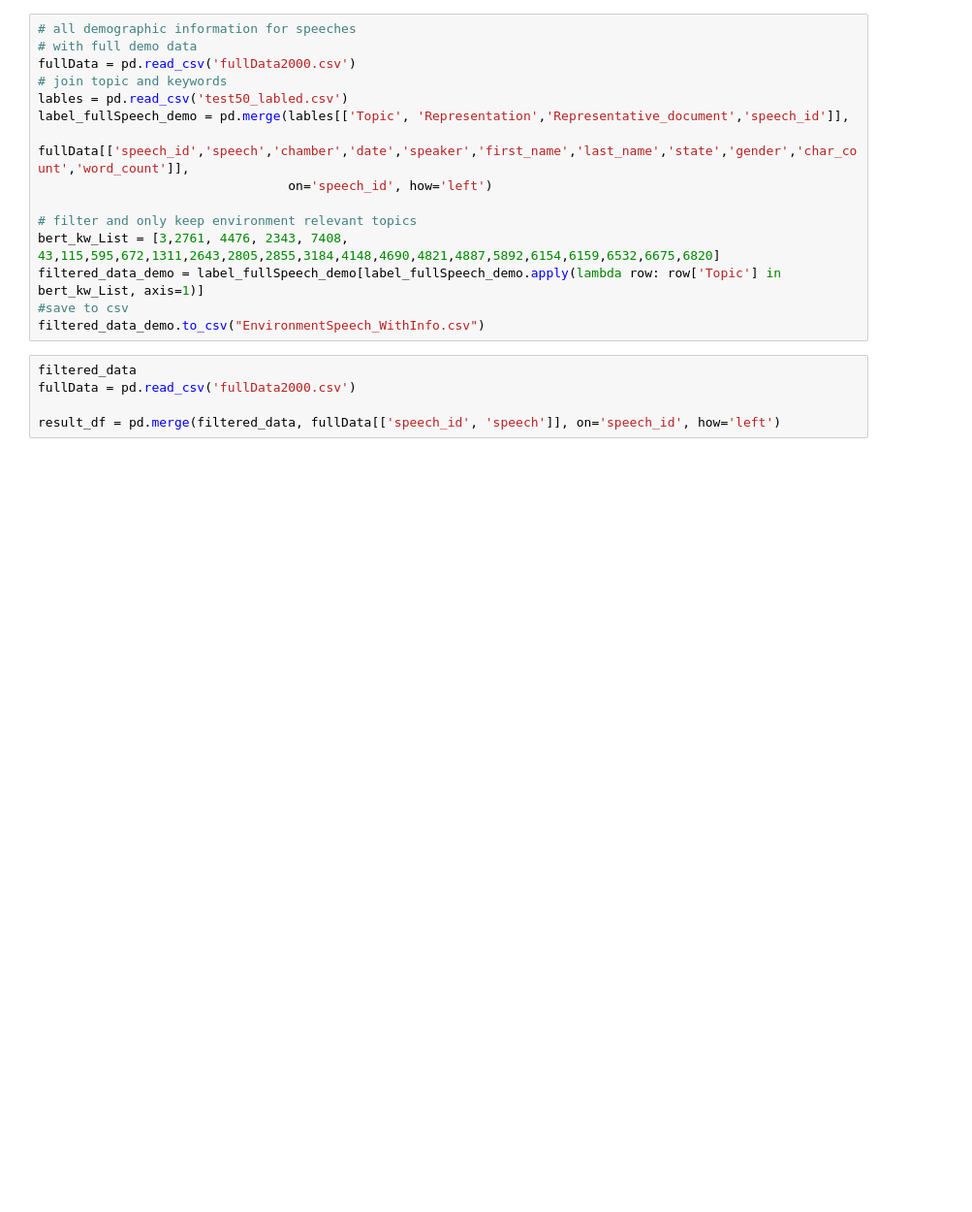
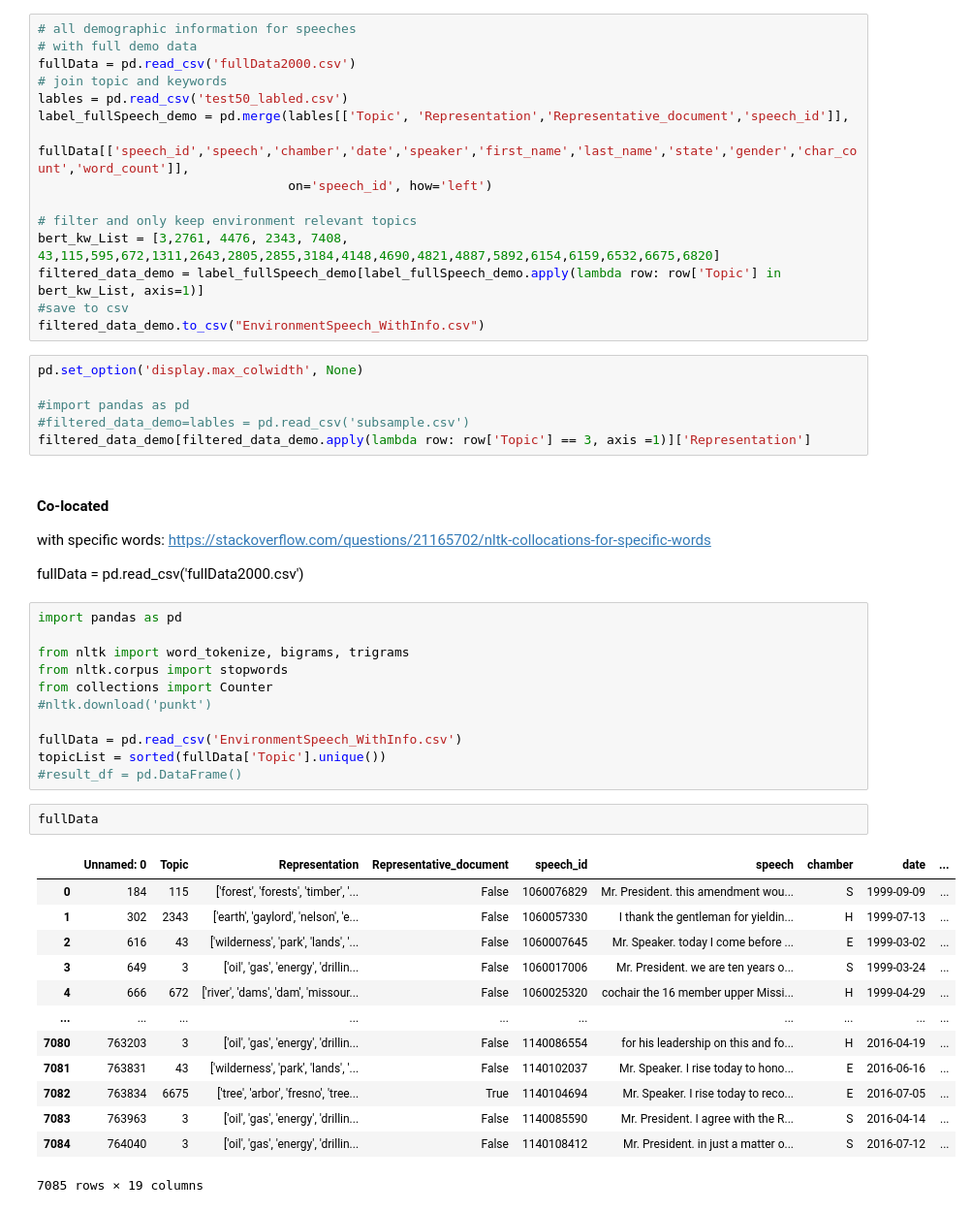
Before and after one commit to LatifaTam/Text-mining-in-social-science, a Jupyter notebook: testing_environ.ipynb, the cells around one changed output. Shown: that part at 97% size. Drawn from its saved outputs; the diff is of its cells as text; blank space fills up the shorter version.

```diff
--- a/testing_environ.ipynb
+++ b/testing_environ.ipynb
@@ -267,8 +267,42 @@ bert_kw_List = [3,2761, 4476, 2343, 7408, 43,115,595,672,1311,2643,2805,2855,318
 filtered_data_demo = label_fullSpeech_demo[label_fullSpeech_demo.apply(lambda row: row['Topic'] in bert_kw_List, axis=1)]
 #save to csv
 filtered_data_demo.to_csv("EnvironmentSpeech_WithInfo.csv")
-# %%
-filtered_data
-fullData = pd.read_csv('fullData2000.csv')
-
-result_df = pd.merge(filtered_data, fullData[['speech_id', 'speech']], on='speech_id', how='left')
+# %%
+pd.set_option('display.max_colwidth', None)
+
+#import pandas as pd
+#filtered_data_demo=lables = pd.read_csv('subsample.csv')
+filtered_data_demo[filtered_data_demo.apply(lambda row: row['Topic'] == 3, axis =1)]['Representation']
+# %% [markdown]
+#### Co-located
+with specific words:</p>
+https://stackoverflow.com/questions/21165702/nltk-collocations-for-specific-words
+
+fullData = pd.read_csv('fullData2000.csv')
+# %%
+import pandas as pd
+
+from nltk import word_tokenize, bigrams, trigrams
+from nltk.corpus import stopwords
+from collections import Counter
+#nltk.download('punkt')
+
+fullData = pd.read_csv('EnvironmentSpeech_WithInfo.csv')
+topicList = sorted(fullData['Topic'].unique())
+#result_df = pd.DataFrame()
+# %%
+fullData
+# %% [output]
+|  | Unnamed: 0 | Topic | Representation | Representative_document | speech_id | speech | chamber | date | ... |
+| 0 | 184 | 115 | ['forest', 'forests', 'timber', '... | False | 1060076829 | Mr. President. this amendment wou... | S | 1999-09-09 | ... |
+| 1 | 302 | 2343 | ['earth', 'gaylord', 'nelson', 'e... | False | 1060057330 | I thank the gentleman for yieldin... | H | 1999-07-13 | ... |
+| 2 | 616 | 43 | ['wilderness', 'park', 'lands', '... | False | 1060007645 | Mr. Speaker. today I come before ... | E | 1999-03-02 | ... |
+| 3 | 649 | 3 | ['oil', 'gas', 'energy', 'drillin... | False | 1060017006 | Mr. President. we are ten years o... | S | 1999-03-24 | ... |
+| 4 | 666 | 672 | ['river', 'dams', 'dam', 'missour... | False | 1060025320 | cochair the 16 member upper Missi... | H | 1999-04-29 | ... |
+| ... | ... | ... | ... | ... | ... | ... | ... | ... | ... |
+| 7080 | 763203 | 3 | ['oil', 'gas', 'energy', 'drillin... | False | 1140086554 | for his leadership on this and fo... | H | 2016-04-19 | ... |
+| 7081 | 763831 | 43 | ['wilderness', 'park', 'lands', '... | False | 1140102037 | Mr. Speaker. I rise today to hono... | E | 2016-06-16 | ... |
+| 7082 | 763834 | 6675 | ['tree', 'arbor', 'fresno', 'tree... | True | 1140104694 | Mr. Speaker. I rise today to reco... | E | 2016-07-05 | ... |
+| 7083 | 763963 | 3 | ['oil', 'gas', 'energy', 'drillin... | False | 1140085590 | Mr. President. I agree with the R... | S | 2016-04-14 | ... |
+| 7084 | 764040 | 3 | ['oil', 'gas', 'energy', 'drillin... | False | 1140108412 | Mr. President. in just a matter o... | S | 2016-07-12 | ... |
+7085 rows × 19 columns
```
Also changed, not shown: parts of 20 cells of this notebook, 1 other file.
